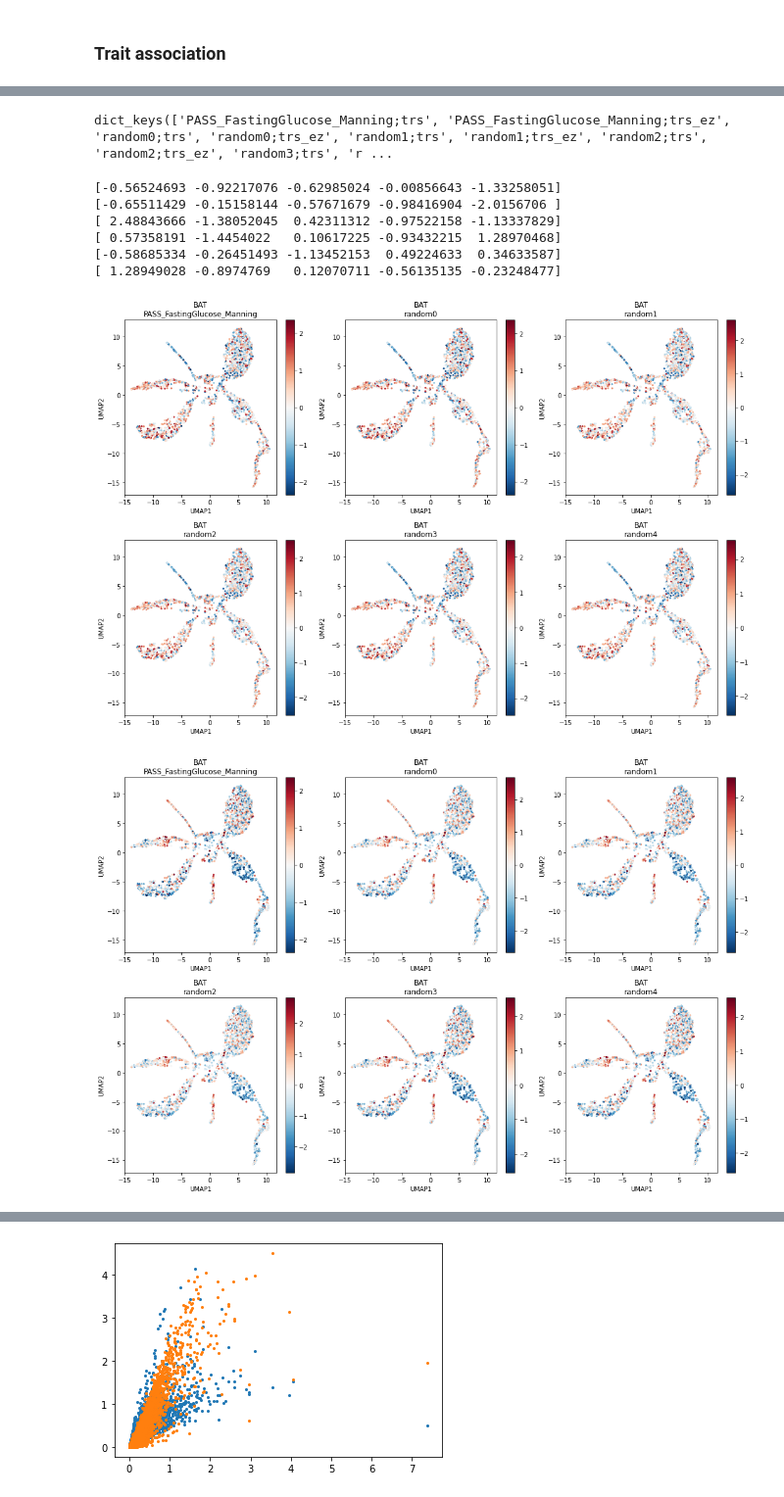
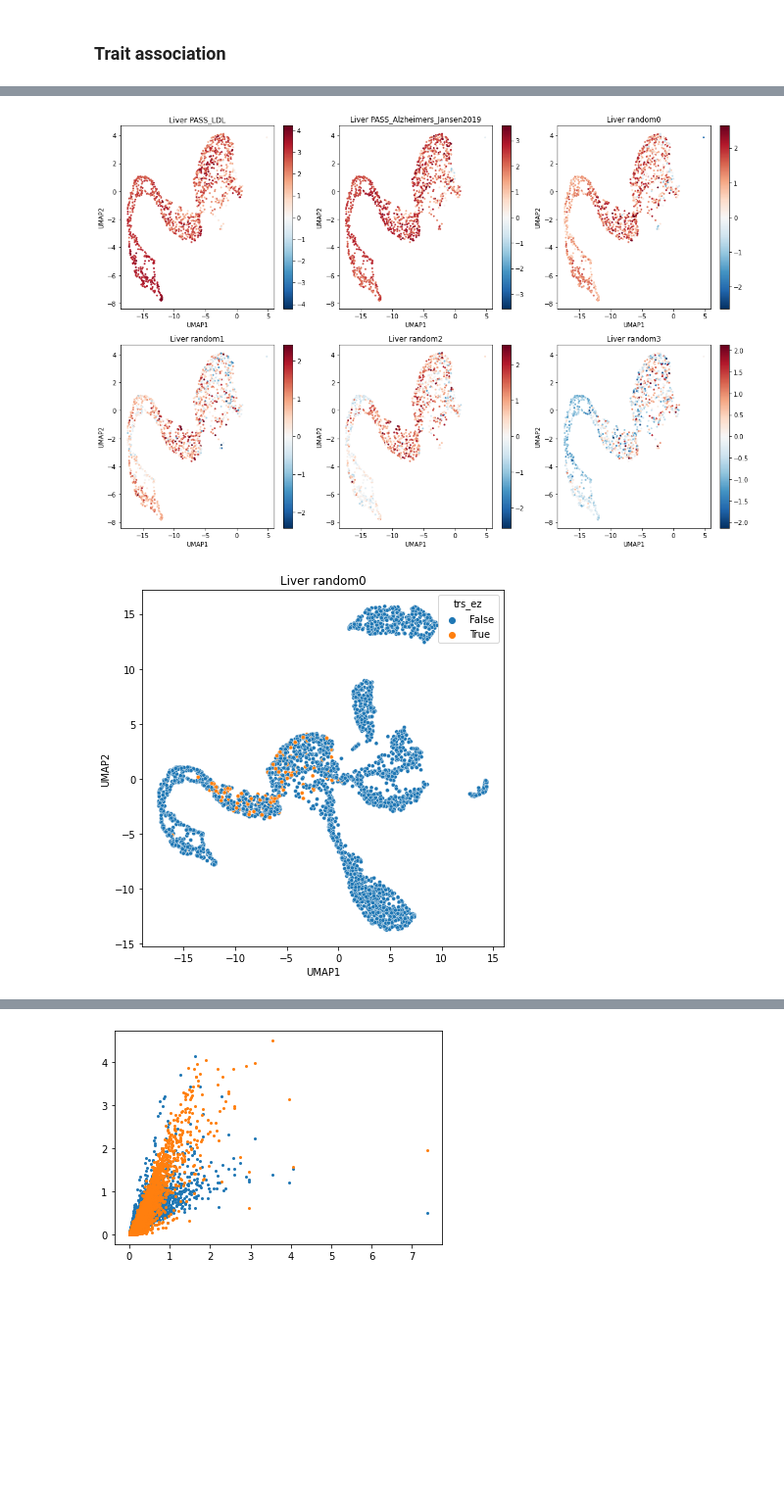
Before and after one commit to martinjzhang/scDRS, a Jupyter notebook: experiments/job.fdr_benckmark/mz_dev_111620.ipynb, the cells around one changed output, grey strips where cells are left out. Shown: that part at 98% size. Saved outputs shown, nothing was run; the diff lists cells and outputs as text; code cells hidden in the pictures; blank space fills up the shorter version.

Commit message:
cell-wise correction

```diff
--- a/experiments/job.fdr_benckmark/mz_dev_111620.ipynb
+++ b/experiments/job.fdr_benckmark/mz_dev_111620.ipynb
@@ -116,6 +114,7 @@ md.compute_stats(data_facs_ct)
 # Trait list
 TRAIT_LIST = ['PASS_ADHD_Demontis2018', 'PASS_FastingGlucose_Manning', 'PASS_IBD_deLange2017']
 TRAIT_LIST = ['PASS_FastingGlucose_Manning']
+TRAIT_LIST = ['PASS_LDL', 'PASS_Alzheimers_Jansen2019']
 
 # Tissue and tissue-cell type list
 TISSUE_LIST = list(set(data_facs_ct.obs['tissue']))
@@ -137,8 +136,9 @@ for trait in TRAIT_LIST:
     dic_gs[trait] = list(temp_df.index[ind_select])
 
 # Random genesets
-for i_gs in range(5):
-    dic_gs['random%d'%i_gs] = list(np.random.choice(data_facs_ct.var_names, size=500, replace=True))
+np.random.seed(0)
+for i_gs in range(4):
+    dic_gs['random%d'%i_gs] = list(np.random.choice(data_facs_ct.var_names, size=500, replace=False))
 
 for trait in dic_gs.keys():
     print('# %s n_gene=%d'%(trait, len(dic_gs[trait])))
@@ -160,7 +160,7 @@ for trait in dic_gs.keys():
 
     # mean, n_genes
     md.score_cell(data_facs_ct, gene_list, suffix='',
-                  ctrl_opt='mean_match', trs_opt='mean', bc_opt='empi',
+                  ctrl_opt='mean_match', trs_opt='vst', bc_opt='empi',
                   n_ctrl=10, n_genebin=200, cov_list=['mean', 'n_genes'],
                   return_list=['trs', 'trs_ez'], verbose=False)
 
@@ -178,12 +178,9 @@ for trait in dic_gs.keys():
-# %%
-dic_trs.keys()
-# %% [output]
-dict_keys(['PASS_FastingGlucose_Manning;trs', 'PASS_FastingGlucose_Manning;trs_ez', 'random0;trs', 'random0;trs_ez', 'random1;trs', 'random1;trs_ez', 'random2;trs', 'random2;trs_ez', 'random3;trs', 'r ...
 # %%
-tissue = 'BAT'
+tissue = 'Liver'
 trait_plot_list = list(dic_gs.keys())
-ind_select = (dic_data_facs[tissue].obs['tissue']==tissue)
-adata_small = dic_data_facs[tissue][ind_select,:].copy()
+adata_small = dic_data_facs[tissue].copy()
+
+adata_small = adata_small[adata_small.obs['cell_ontology_class']=='hepatocyte']
 
 df_plot = pd.DataFrame(index=adata_small.obs.index)
 df_plot['UMAP1'] = adata_small.obsm['X_umap'][:,0]
@@ -191,62 +188,49 @@ df_plot['UMAP2'] = adata_small.obsm['X_umap'][:,1]
 
 # Trait TRS plot
 plt.figure(figsize=[15,10])
+
 for i_trait,trait in enumerate(trait_plot_list):
 
+    temp_df = pd.DataFrame(index=data_facs_ct.obs.index)
+    temp_df['trs_ez'] = dic_trs['%s;trs_ez'%(trait)].copy()
+    df_plot[trait] = temp_df.loc[df_plot.index, 'trs_ez'].copy()
+#     df_plot[trait] = df_plot[trait] - df_plot[trait].mean()
 
-    temp_df = pd.DataFrame(index=data_facs_ct.obs.index)
-    temp_df['trs_ez'] = dic_trs['%s;trs_ez'%(trait)]
-    df_plot['trs_ez'] = temp_df.loc[df_plot.index, 'trs_ez']
-
-    plt.subplot(np.ceil(len(trait_plot_list)/3).astype(int),3,i_trait+1)
-    max_ = np.quantile(np.absolute(df_plot['trs_ez'].values), 0.99)
-    plt.scatter(df_plot['UMAP1'], df_plot['UMAP2'], c=df_plot['trs_ez'],
+    plt.subplot(2,3,i_trait+1)
+    max_ = np.quantile(np.absolute(df_plot[trait].values), 0.99)
+    plt.scatter(df_plot['UMAP1'], df_plot['UMAP2'], c=df_plot[trait],
                 cmap='RdBu_r', vmax=max_, vmin=-max_, s=4)
-    print(df_plot['trs_ez'].values[0:5])
     plt.colorbar()
     plt.xlabel('UMAP1')
     plt.ylabel('UMAP2')
-    plt.title('%s\n%s'%(analyte, trait))
+    plt.title('%s %s'%(tissue, trait))
 
 plt.tight_layout()
 plt.show()
 # %% [output]
-[-0.56524693 -0.92217076 -0.62985024 -0.00856643 -1.33258051]
-[-0.65511429 -0.15158144 -0.57671679 -0.98416904 -2.0156706 ]
-[ 2.48843666 -1.38052045  0.42311312 -0.97522158 -1.13337829]
-[ 0.57358191 -1.4454022   0.10617225 -0.93432215  1.28970468]
-[-0.58685334 -0.26451493 -1.13452153  0.49224633  0.34633587]
-[ 1.28949028 -0.8974769   0.12070711 -0.56135135 -0.23248477]
-[figure, old version]
+[figure, new version]
 # %%
-tissue = 'BAT'
-trait_plot_list = list(dic_gs.keys())
-ind_select = (dic_data_facs[tissue].obs['tissue']==tissue)
-adata_small = dic_data_facs[tissue][ind_select,:].copy()
+tissue = 'Liver'
+trait = 'random0'
+adata_small = dic_data_facs[tissue].copy()
 
 df_plot = pd.DataFrame(index=adata_small.obs.index)
 df_plot['UMAP1'] = adata_small.obsm['X_umap'][:,0]
 df_plot['UMAP2'] = adata_small.obsm['X_umap'][:,1]
 
-# Trait TRS plot
-plt.figure(figsize=[15,10])
-for i_trait,trait in enumerate(trait_plot_list):
+temp_df = data_facs_ct.obs[['tissue', 'cell_ontology_class']].copy()
+# temp_df['trs_ez'] = (dic_trs['%s;trs_ez'%(trait)]>1) & (temp_df['cell_ontology_class']=='myeloid cell')
+temp_df['trs_ez'] = (dic_trs['%s;trs_ez'%(trait)]>2) & (temp_df['cell_ontology_class']=='hepatocyte')
+df_plot['trs_ez'] = temp_df.loc[df_plot.index, 'trs_ez']
 
-
-    temp_df = pd.DataFrame(index=data_facs_ct.obs.index)
-    temp_df['trs_ez'] = dic_trs['%s;trs_ez'%(trait)]
-    df_plot['trs_ez'] = temp_df.loc[df_plot.index, 'trs_ez']
-
-    plt.subplot(np.ceil(len(trait_plot_list)/3).astype(int),3,i_trait+1)
-    max_ = np.quantile(np.absolute(df_plot['trs_ez'].values), 0.99)
-    plt.scatter(df_plot['UMAP1'], df_plot['UMAP2'], c=df_plot['trs_ez'],
-                cmap='RdBu_r', vmax=max_, vmin=-max_, s=4)
-    plt.colorbar()
-    plt.xlabel('UMAP1')
-    plt.ylabel('UMAP2')
-    plt.title('%s\n%s'%(analyte, trait))
+plt.figure(figsize=[6,6])
+max_ = np.quantile(np.absolute(df_plot['trs_ez'].values), 0.99)
+sns.scatterplot(data=df_plot, x='UMAP1', y='UMAP2', hue='trs_ez', s=16)
+plt.xlabel('UMAP1')
+plt.ylabel('UMAP2')
+plt.title('%s %s'%(tissue, trait))
 
 plt.tight_layout()
 plt.show()
 # %% [output]
-[figure, old version]
+[figure, new version]
```
Also changed, not shown: parts of 12 cells of this notebook, 4 other files.
